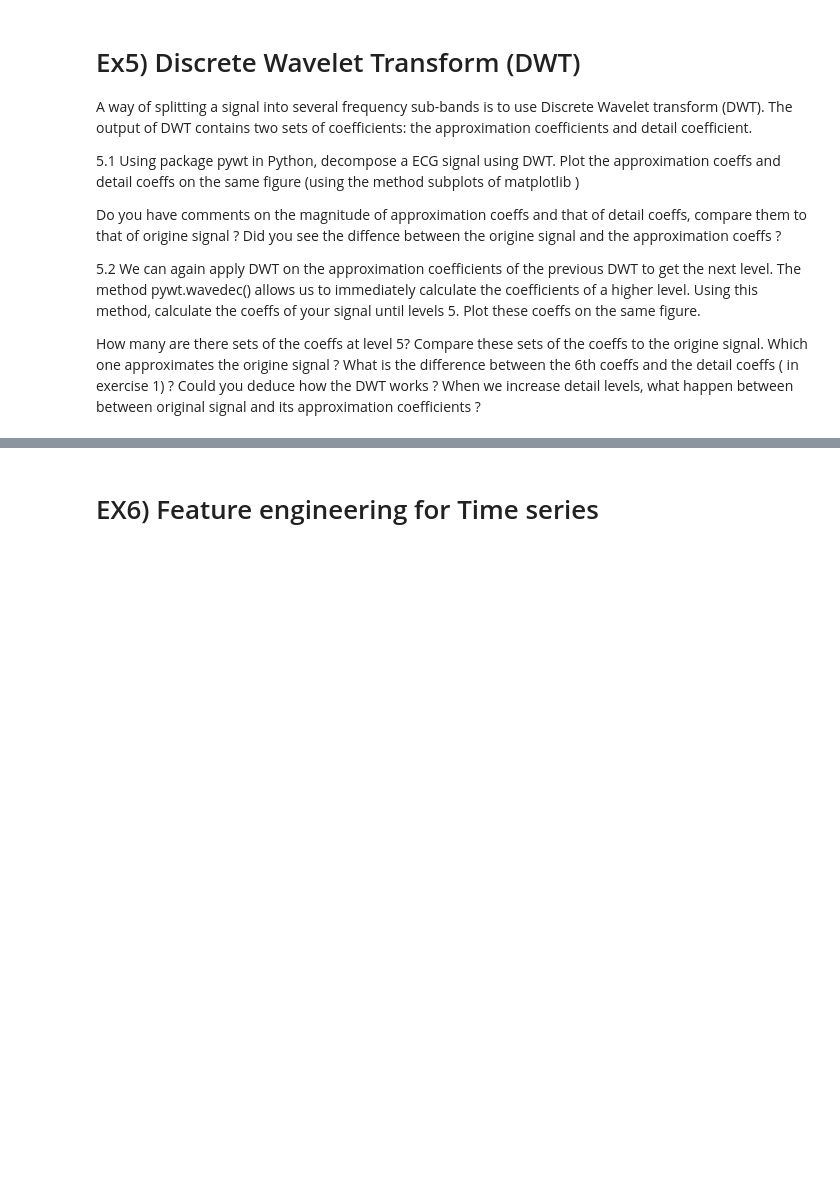
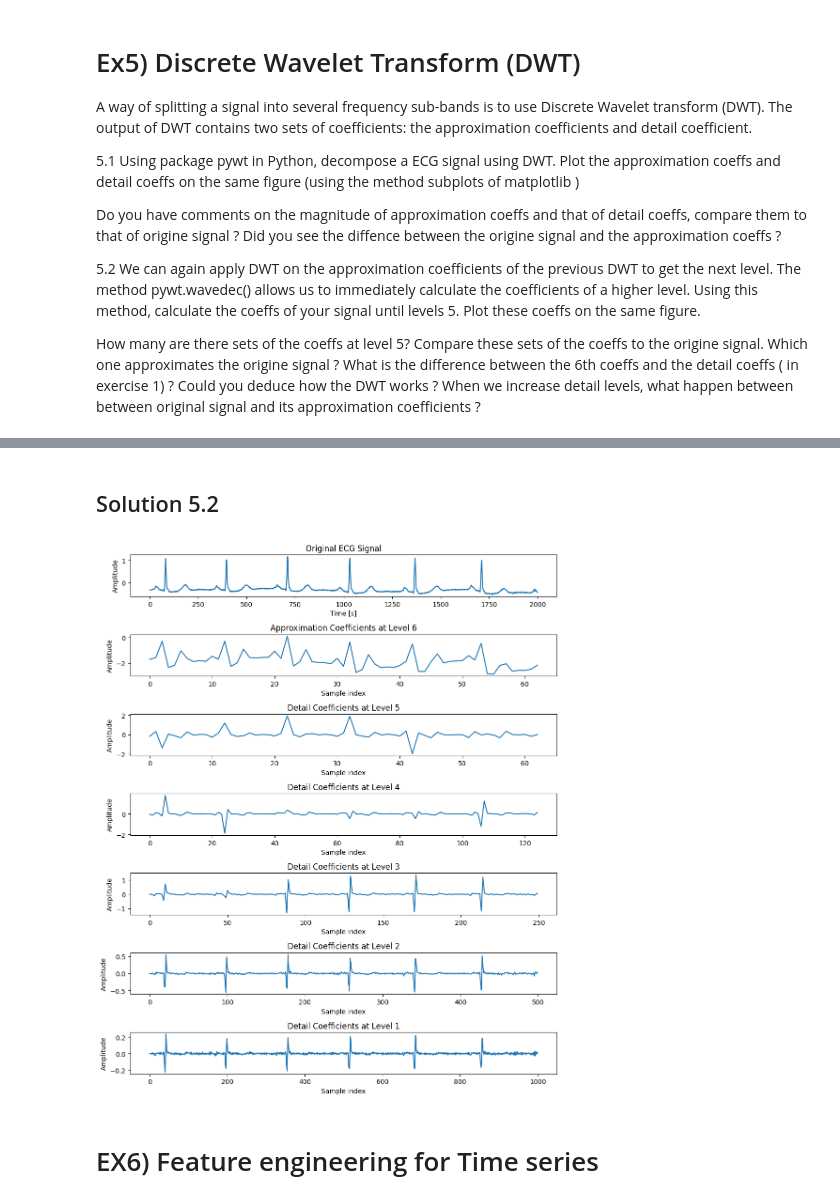
Before and after one commit to raphrb2/ML4Biomedical, a Jupyter notebook: ECG_classification_exercices.ipynb, the cells around one changed output, grey strips where cells are left out. Cells and saved outputs as stored; diff of their text form; code cells hidden in the pictures; blank space fills up the shorter version.

```diff
--- a/ECG_classification_exercices.ipynb
+++ b/ECG_classification_exercices.ipynb
@@ -276,3 +281,33 @@ When we increase detail levels, what happen between between original signal and
+# %% [markdown]
+## Solution 5.2
+# %%
+# multi-level Discrete Wavelet Transform up to level 5
+coeffs = pywt.wavedec(signal_arr, 'haar', level=5)
+
+# Create subplots
+fig, axes = plt.subplots(len(coeffs) + 1, 1, figsize=(10, 12))
+
+# Plot original ECG signal
+axes[0].plot(signal_arr)
+axes[0].set_title('Original ECG Signal')
+axes[0].set_xlabel('Time [s]')
+axes[0].set_ylabel('Amplitude')
+
+# Plot approximation and detail coefficients
+for i, coef in enumerate(coeffs):
+    axes[i+1].plot(coef)
+    if i == 0:
+        axes[i+1].set_title(f'Approximation Coefficients at Level {len(coeffs)-i}')
+    else:
+        axes[i+1].set_title(f'Detail Coefficients at Level {len(coeffs)-i}')
+    axes[i+1].set_xlabel('Sample index')
+    axes[i+1].set_ylabel('Amplitude')
+
+# Show plots
+plt.tight_layout()
+plt.show()
+# %% [output]
+[figure, added]
 # %% [markdown]
 # EX6) Feature engineering for Time series
 # %% [markdown]
```
Also changed, not shown: parts of 14 cells of this notebook.
